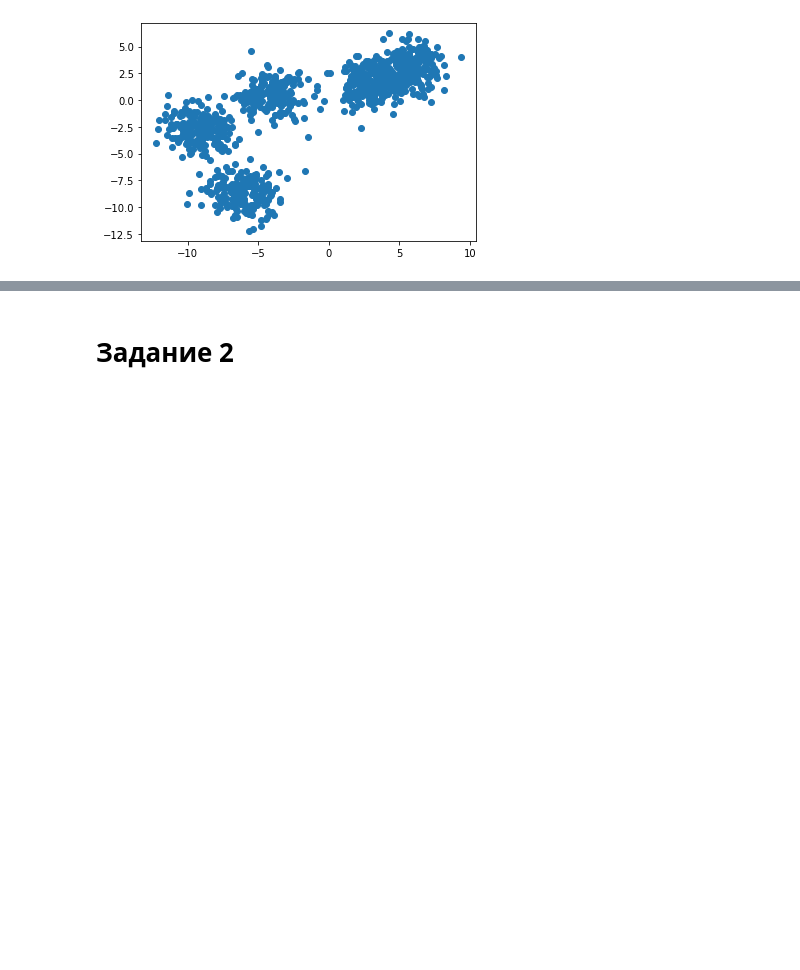
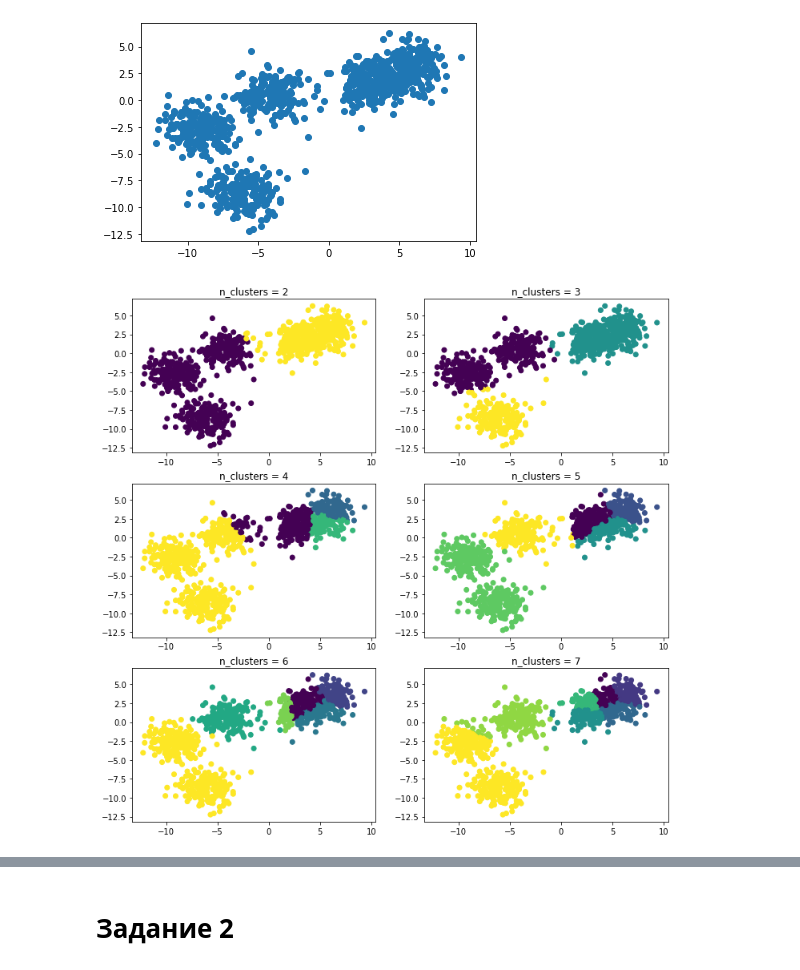
Before and after one commit to babyraggge/ml-algorithms, a Jupyter notebook: 02_kmean.ipynb, the cells around one changed output, grey strips where cells are left out. Saved outputs shown, nothing was run; the diff lists cells and outputs as text; code cells hidden in the pictures; blank space fills up the shorter version.

```diff
--- a/02_kmean.ipynb
+++ b/02_kmean.ipynb
@@ -63,0 +100,15 @@ class KMeans(BaseEstimator):
+# %%
+km = KMeans()
+km.fit(X)
+clusters = km.predict(X)
+# %%
+plt.figure(figsize=(12, 12))
+for n_c in range(2, 8):
+    k_means = KMeans(n_clusters=n_c)
+    clusters = k_means.fit_predict(X)
+    plt.subplot(3, 2, n_c-1)
+    plt.scatter(X[:, 0], X[:, 1], c=clusters)
+    plt.title('n_clusters = {}'.format(n_c))
+plt.show()
+# %% [output]
+[figure, added]
```
Also changed, not shown: parts of 21 cells of this notebook.
